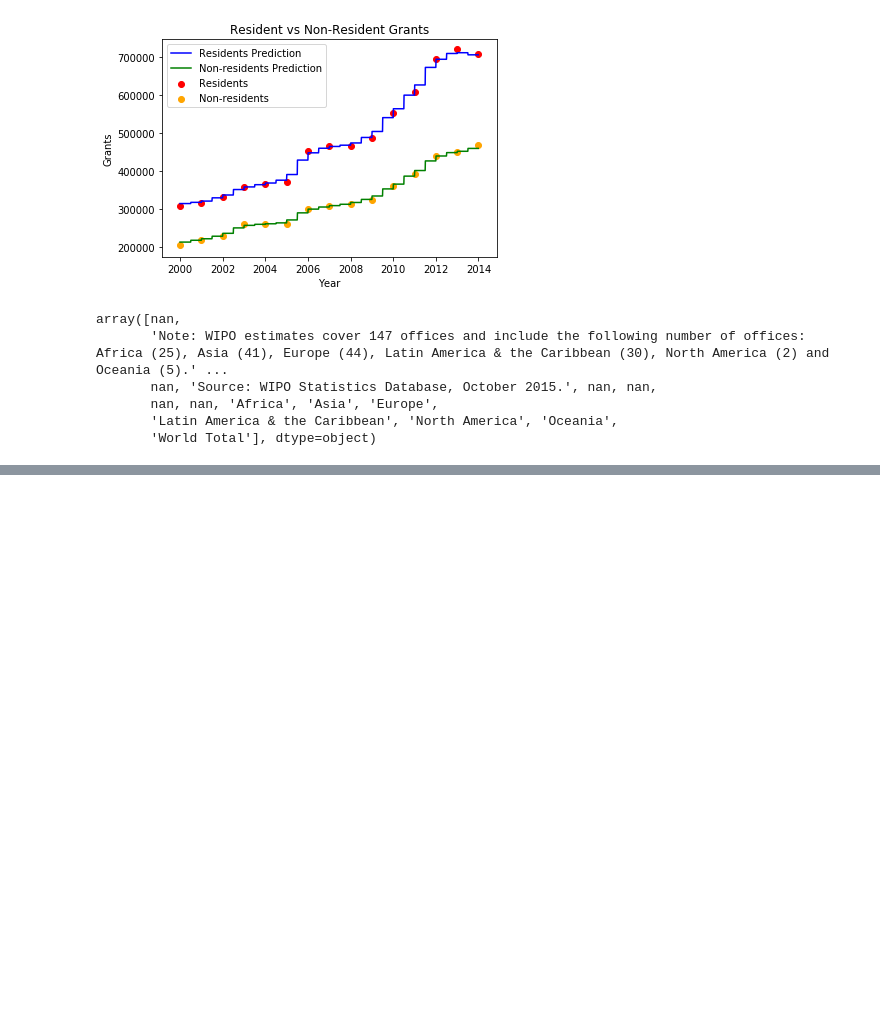
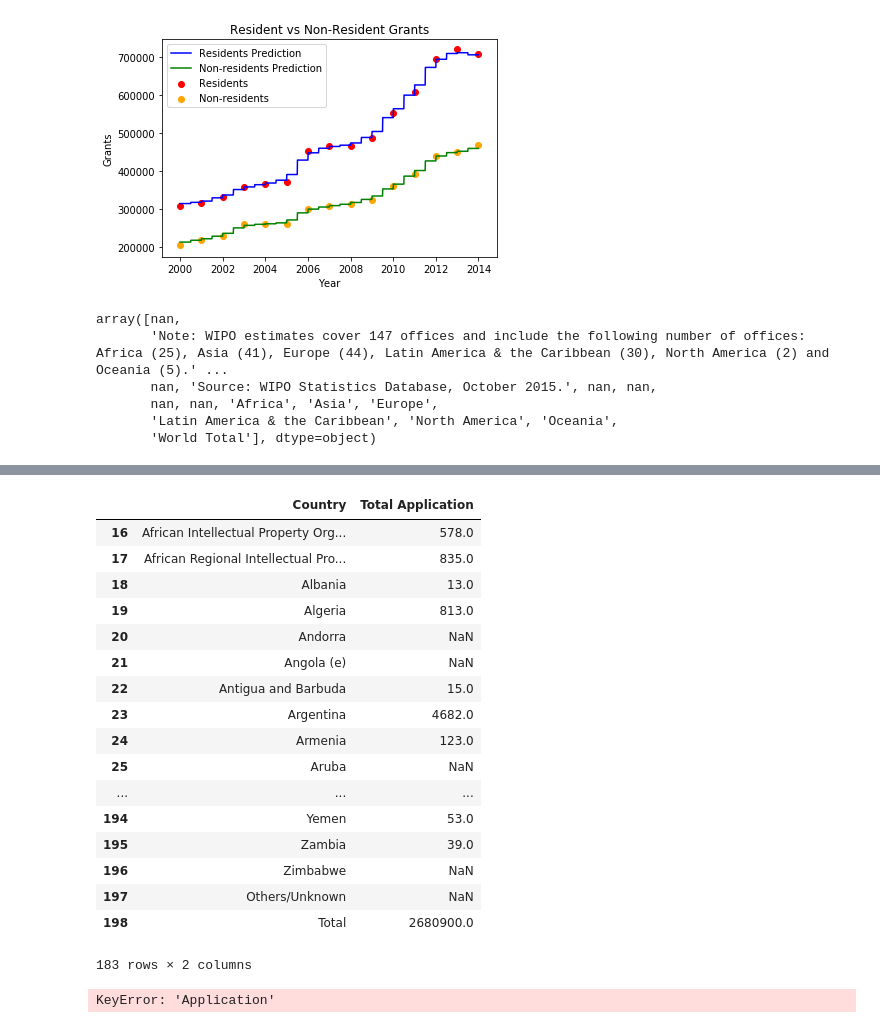
Before and after one commit to jasonyliang/WIPO-patents-data-analysis, a Jupyter notebook: Data Analysis.ipynb, the cells around one changed output, grey strips where cells are left out. Cells and saved outputs as stored; diff of their text form; code cells hidden in the pictures; blank space fills up the shorter version.

```diff
--- a/Data Analysis.ipynb
+++ b/Data Analysis.ipynb
@@ -328,0 +376,27 @@ py.iplot( fig, validate=False, filename='d3-world-map' )
+# %%
+parsed_data.iloc[:,1]= pd.to_numeric(parsed_data.iloc[:,1], errors = 'coerce')
+# %%
+parsed_data
+# %% [output]
+|  | Country | Total Application |
+| 16 | African Intellectual Property Org... | 578.0 |
+| 17 | African Regional Intellectual Pro... | 835.0 |
+| 18 | Albania | 13.0 |
+| 19 | Algeria | 813.0 |
+| 20 | Andorra | NaN |
+| 21 | Angola (e) | NaN |
+| 22 | Antigua and Barbuda | 15.0 |
+| 23 | Argentina | 4682.0 |
+| 24 | Armenia | 123.0 |
+| 25 | Aruba | NaN |
+| ... | ... | ... |
+| 194 | Yemen | 53.0 |
+| 195 | Zambia | 39.0 |
+| 196 | Zimbabwe | NaN |
+| 197 | Others/Unknown | NaN |
+| 198 | Total | 2680900.0 |
+183 rows × 2 columns
+# %%
+parsed_data = parsed_data[np.isfinite(parsed_data['Application'])]
+# %% [output]
+KeyError: 'Application'
```
Also changed, not shown: parts of 5 cells of this notebook, 1 other file.
